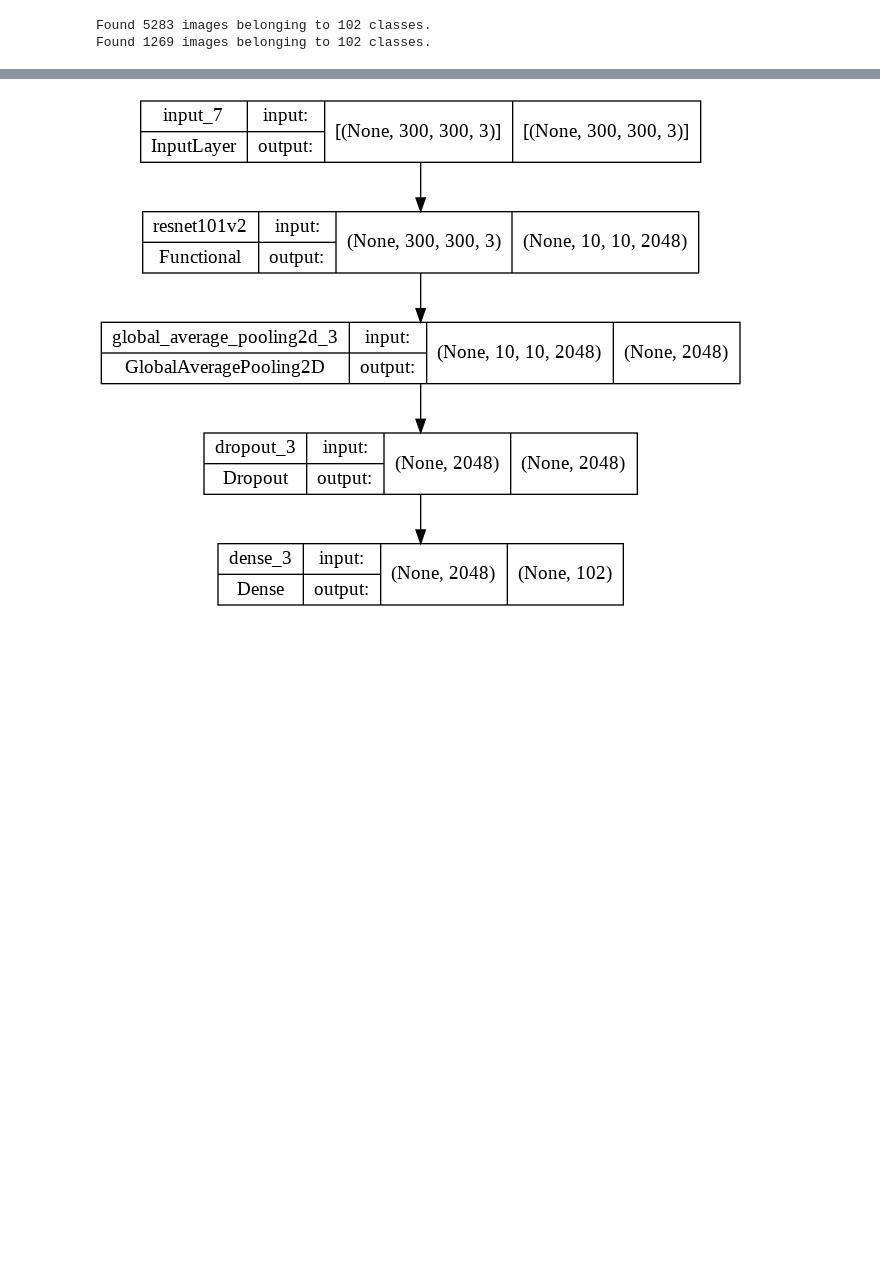
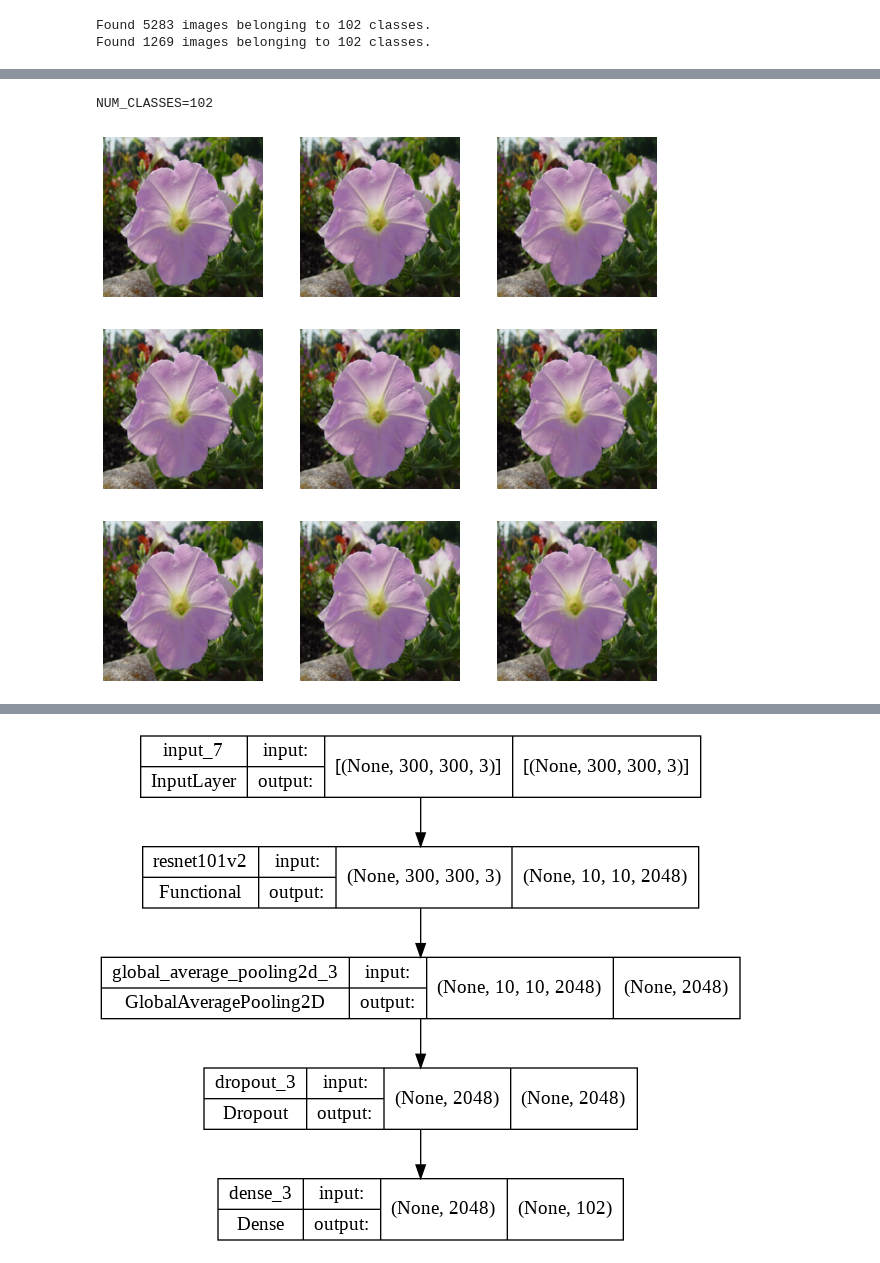
Before and after one commit to tmshv/master, a Jupyter notebook: 02_aid_cv_flowers/flowerdata_module5-classifier.ipynb, the cells around one changed output, grey strips where cells are left out. Saved outputs shown, nothing was run; the diff lists cells and outputs as text; code cells hidden in the pictures; blank space fills up the shorter version.

```diff
--- a/02_aid_cv_flowers/flowerdata_module5-classifier.ipynb
+++ b/02_aid_cv_flowers/flowerdata_module5-classifier.ipynb
@@ -104,9 +95,0 @@ NUM_CLASSES = 102
-# %%
-plt.figure(figsize=(16, 8))
-
-batch,_  = train_generator.next()
-for ind in range(BATCH_SIZE):
-  image = batch[ind,:]
-  ax = plt.subplot(4, 8, ind + 1)
-  plt.imshow(image)
-  plt.axis("off")
@@ -115,0 +137,29 @@ ValueError: ignored
+# %%
+NUM_CLASSES = len(train_dataset.class_names)
+print(f'NUM_CLASSES={NUM_CLASSES}')
+# %% [output]
+NUM_CLASSES=102
+# %%
+data_augmentation = tf.keras.Sequential([
+    # tf.keras.layers.Rescaling(1./255),
+    tf.keras.layers.RandomFlip("horizontal_and_vertical"),
+    tf.keras.layers.RandomRotation(0.2),
+])
+# %%
+# Add the image to a batch.
+# image = tf.io.read_file('/content/DATA/flowerdata-module5/test/test/image_00028.jpg')
+# image = tf.image.decode_jpeg(image, channels=3)
+# image = tf.image.convert_image_dtype(image, dtype=tf.float32)
+# image = tf.image.resize(image, (380, 380))
+
+image = batch[0]
+image = tf.cast(tf.expand_dims(image, 0), tf.float32)
+
+plt.figure(figsize=(10, 10))
+for i in range(9):
+  augmented_image = data_augmentation(image)
+  ax = plt.subplot(3, 3, i + 1)
+  plt.imshow(augmented_image[0])
+  plt.axis("off")
+# %% [output]
+[figure, added]
```
Also changed, not shown: parts of 19 cells of this notebook.
